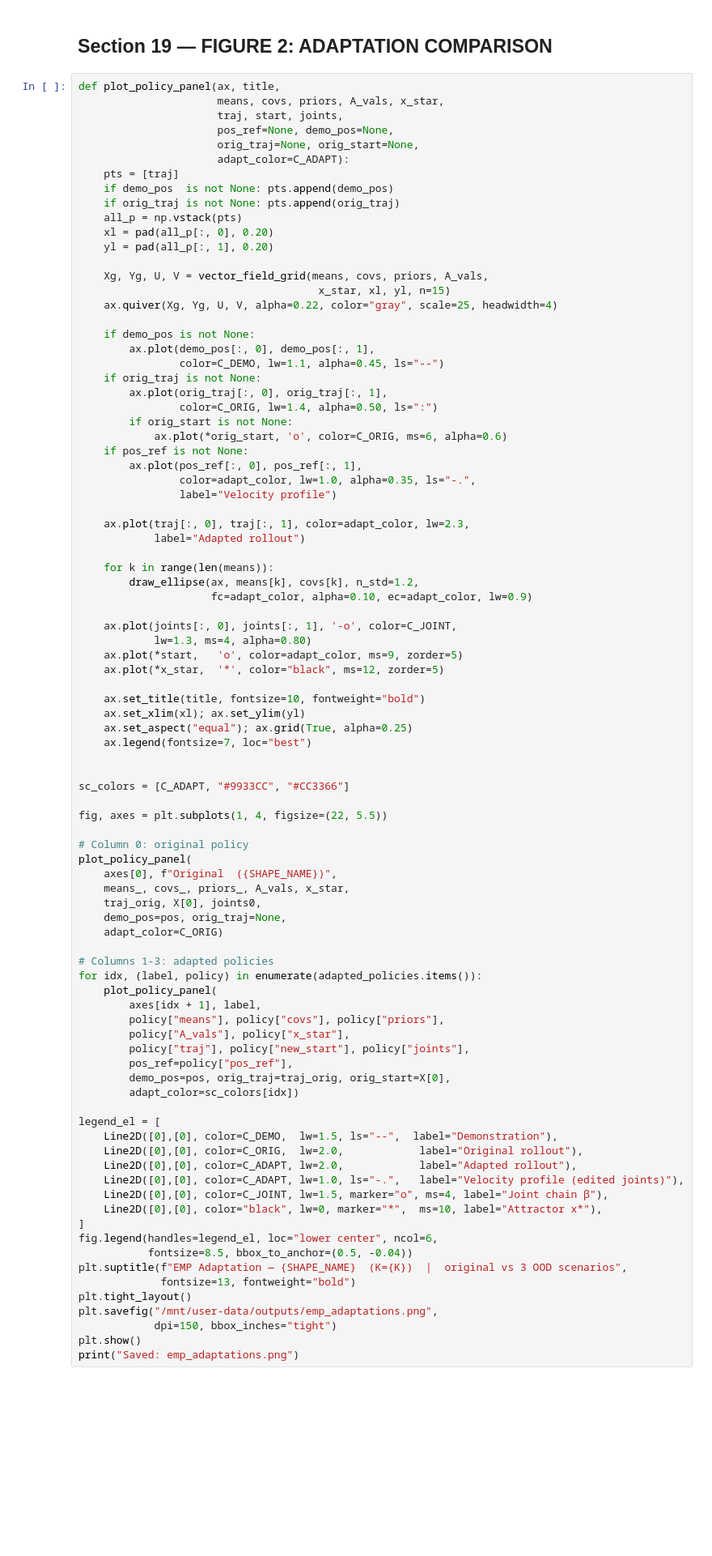
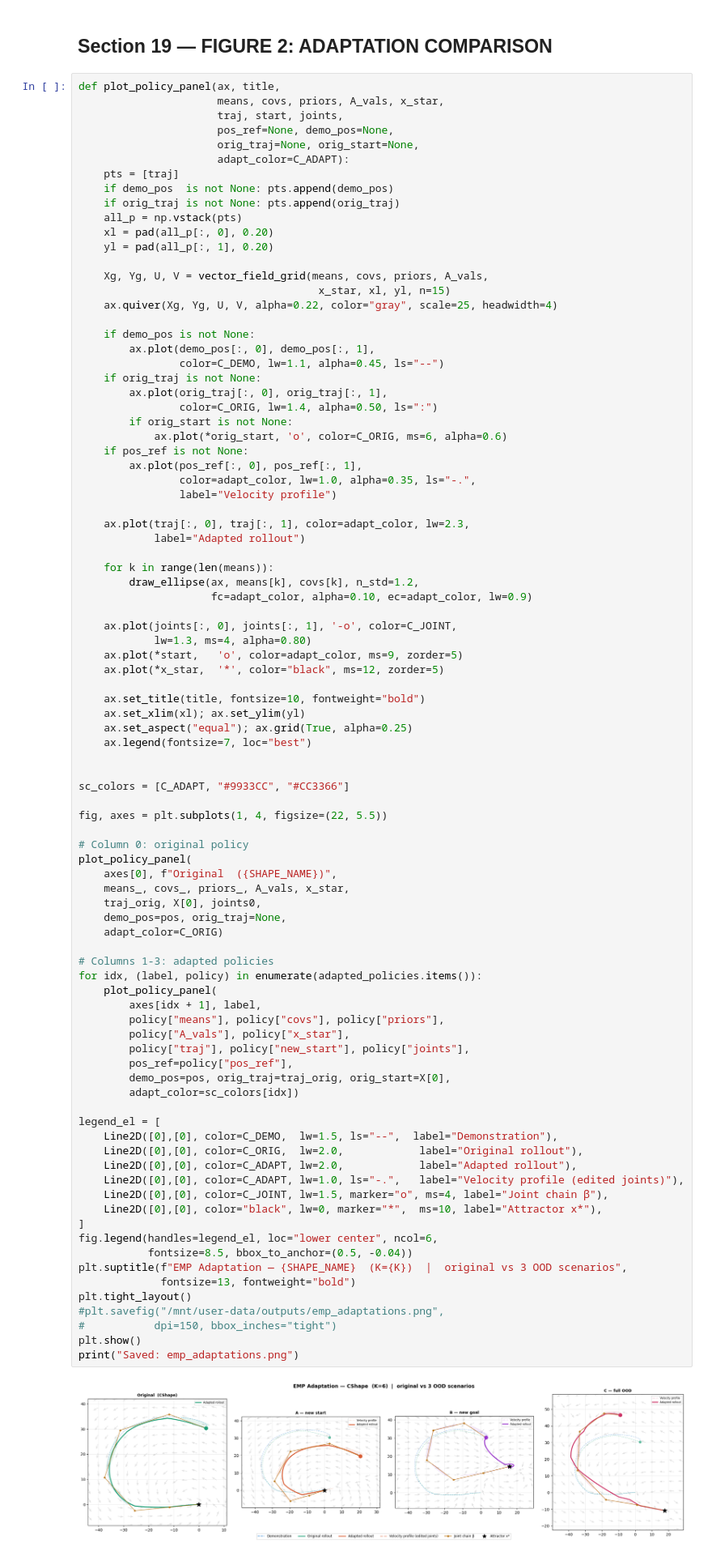
Before and after one commit to rayaanoidPrime/CP321_Imitation_Learning, a Jupyter notebook: project/notebooks/emp_lasa.ipynb, the cells around one changed output. Shown at 81% size. Cells and saved outputs as stored; diff of their text form; blank space fills up the shorter version.

```diff
--- a/project/notebooks/emp_lasa.ipynb
+++ b/project/notebooks/emp_lasa.ipynb
@@ -825,32 +886,34 @@ plot_policy_panel(
     traj_orig, X[0], joints0,
     demo_pos=pos, orig_traj=None,
     adapt_color=C_ORIG)
 
 # Columns 1-3: adapted policies
 for idx, (label, policy) in enumerate(adapted_policies.items()):
     plot_policy_panel(
         axes[idx + 1], label,
         policy["means"], policy["covs"], policy["priors"],
         policy["A_vals"], policy["x_star"],
         policy["traj"], policy["new_start"], policy["joints"],
         pos_ref=policy["pos_ref"],
         demo_pos=pos, orig_traj=traj_orig, orig_start=X[0],
         adapt_color=sc_colors[idx])
 
 legend_el = [
     Line2D([0],[0], color=C_DEMO,  lw=1.5, ls="--",  label="Demonstration"),
     Line2D([0],[0], color=C_ORIG,  lw=2.0,            label="Original rollout"),
     Line2D([0],[0], color=C_ADAPT, lw=2.0,            label="Adapted rollout"),
     Line2D([0],[0], color=C_ADAPT, lw=1.0, ls="-.",   label="Velocity profile (edited joints)"),
     Line2D([0],[0], color=C_JOINT, lw=1.5, marker="o", ms=4, label="Joint chain β"),
     Line2D([0],[0], color="black", lw=0, marker="*",  ms=10, label="Attractor x*"),
 ]
 fig.legend(handles=legend_el, loc="lower center", ncol=6,
            fontsize=8.5, bbox_to_anchor=(0.5, -0.04))
 plt.suptitle(f"EMP Adaptation — {SHAPE_NAME}  (K={K})  |  original vs 3 OOD scenarios",
              fontsize=13, fontweight="bold")
 plt.tight_layout()
-plt.savefig("/mnt/user-data/outputs/emp_adaptations.png",
-            dpi=150, bbox_inches="tight")
+#plt.savefig("/mnt/user-data/outputs/emp_adaptations.png",
+#           dpi=150, bbox_inches="tight")
 plt.show()
 print("Saved: emp_adaptations.png")
+# %% [output]
+[figure, added]
```
Also changed, not shown: parts of 20 cells of this notebook, 9 other files.
